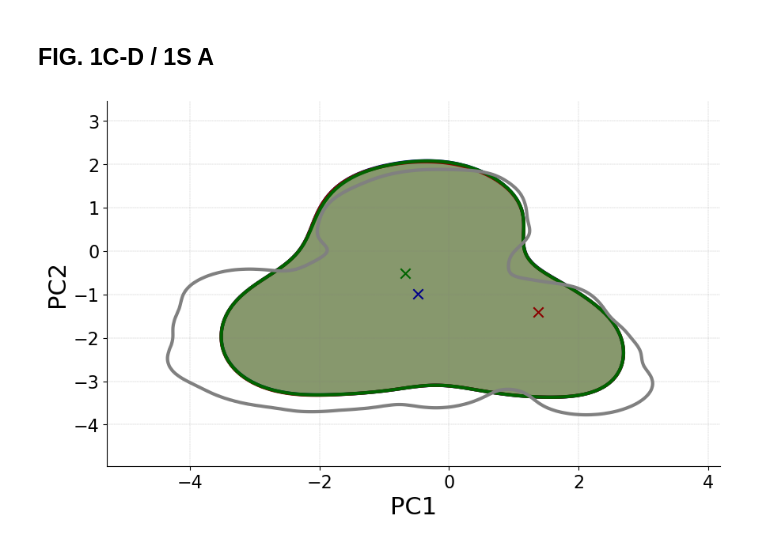
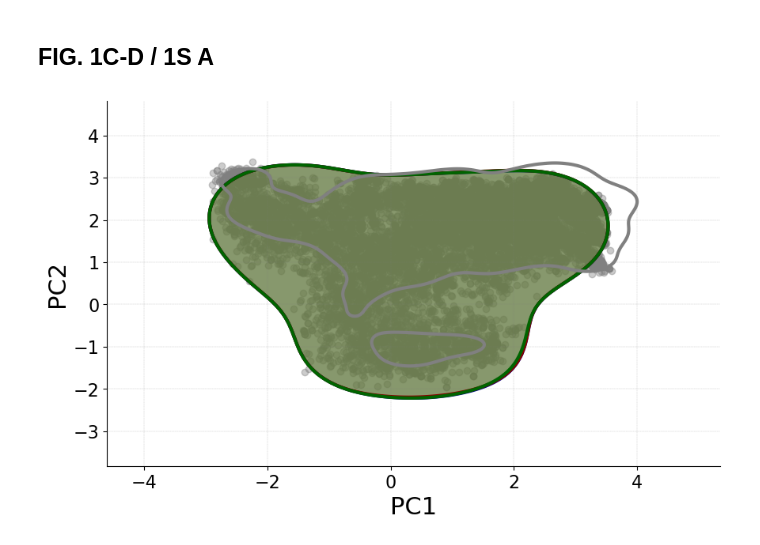
Before and after one commit to leonardodibari/Genie.jl, a Jupyter notebook: notebooks/pca_matte_contour.ipynb, the cells around one changed output. Saved outputs shown, nothing was run; the diff lists cells and outputs as text; code cells hidden in the pictures.

```diff
--- a/notebooks/pca_matte_contour.ipynb
+++ b/notebooks/pca_matte_contour.ipynb
@@ -98,8 +98,8 @@ pc_nat = Float64.((eigenvecs_nat[:, [end, end-1]]'*one_hot_nat')')
 M = 24944 N = 76 Meff = 3129.1468140631705
 # %%
 # compute pc along trajectory
-pc_sils = [Array{Float64}(undef, 0, 2) for i in 1:num_curves]
-for (i, index) in enumerate(traj_index[end:-1:1])
-    one_hot_proj = one_hot(Int8.(msas[index]'))
-    pc_sils[i] = eigenvecs_nat[:, [end, end-1]]'*one_hot_proj'
+pc_sils = [Array{Float64}(undef, 0, 2) for i in 1:3]
+for i in 1:3
+    one_hot_proj = one_hot(Int8.(msas[i]'))
+    pc_sils[i] = Float64.((eigenvecs_nat[:, [end, end-1]]'*one_hot_proj')')
 end
@@ -145,36 +140,37 @@ axd = plt.subplot2grid(shape=(shapex, shapey), loc=(0, 0), colspan = 1, rowspan=
 ## 1D ##
 ########
 axd.spines["right"].set_visible(false)
 axd.spines["top"].set_visible(false)
 axd.set_xlabel("PC1", fontsize = fs_label)
 axd.set_ylabel("PC2", fontsize = fs_label)
 #axd.set_ylim(-4.5, 2.5)
 #axd.set_xlim(-5.5, 4.5)
 
 
-sns.kdeplot(x=pc_nat[:, 1], y=pc_nat[:, 2], levels=[0.002, 1.], color = "grey",
+sns.kdeplot(x=pc_nat[:, 1], y=pc_nat[:, 2], levels=[0.1, 1.], color = "grey",
     linewidths = lw, fill = false,linestyles="-", label = "Natural sequences",
     zorder = 7, bw_adjust = bw)
+plt.scatter(pc_nat[:, 1], pc_nat[:, 2], color = "grey", alpha = 0.4)
 sns.kdeplot(x=pc_sils[1][:, 1], y=pc_sils[1][:, 2], levels=[0.1, 1.], fill = true,
     color = "blue", alpha = 0.4, bw_adjust = bw)
 sns.kdeplot(x=pc_sils[1][:, 1], y=pc_sils[1][:, 2], levels=[0.1, 1.], fill = false,
     linewidths = lw, color = "darkblue", bw_adjust = bw)
 sns.kdeplot(x=pc_sils[2][:, 1], y=pc_sils[2][:, 2], levels=[0.1, 1.], fill = true,
      color = "red", alpha = 0.4, bw_adjust = bw)
 sns.kdeplot(x=pc_sils[2][:, 1], y=pc_sils[2][:, 2], levels=[0.1, 1.], fill = false,
      linewidths = lw, color = "darkred", bw_adjust = bw)
 sns.kdeplot(x=pc_sils[3][:, 1], y=pc_sils[3][:, 2], levels=[0.1, 1.], fill = true,
     color = "green", alpha = 0.4, bw_adjust = bw)
 sns.kdeplot(x=pc_sils[3][:, 1], y=pc_sils[3][:, 2], levels=[0.1, 1.], fill = false,
     linewidths = lw, color = "darkgreen", bw_adjust = bw)
-axd.scatter(pc_wts[1,1], pc_wts[1,2], s = wt_size, marker = "x", color = "darkblue")
-axd.scatter(pc_wts[2,1], pc_wts[2,2], s = wt_size, marker = "x", color = "darkred")
-axd.scatter(pc_wts[3,1], pc_wts[3,2], s = wt_size, marker = "x", color = "darkgreen")
+#axd.scatter(pc_wts[1,1], pc_wts[1,2], s = wt_size, marker = "x", color = "darkblue")
+#axd.scatter(pc_wts[2,1], pc_wts[2,2], s = wt_size, marker = "x", color = "darkred")
+#axd.scatter(pc_wts[3,1], pc_wts[3,2], s = wt_size, marker = "x", color = "darkgreen")
 
 axd.tick_params(axis="both", which="major", labelsize=fs_ax)
 axd.grid(color="grey", linestyle="--", alpha = 0.5, linewidth=0.3, zorder = 8)
 #axd.legend(bbox_to_anchor=(0, 1), loc="upper left",
 #fontsize = fs_leg, columnspacing = 0.5, handletextpad = 0.1)
-plt.savefig("../prova_pca.pdf")
+#plt.savefig("../prova_pca.pdf")
 # %% [output]
-[figure, old version]
+[figure, new version]
```
Also changed, not shown: parts of 2 cells of this notebook, 19 other files.
